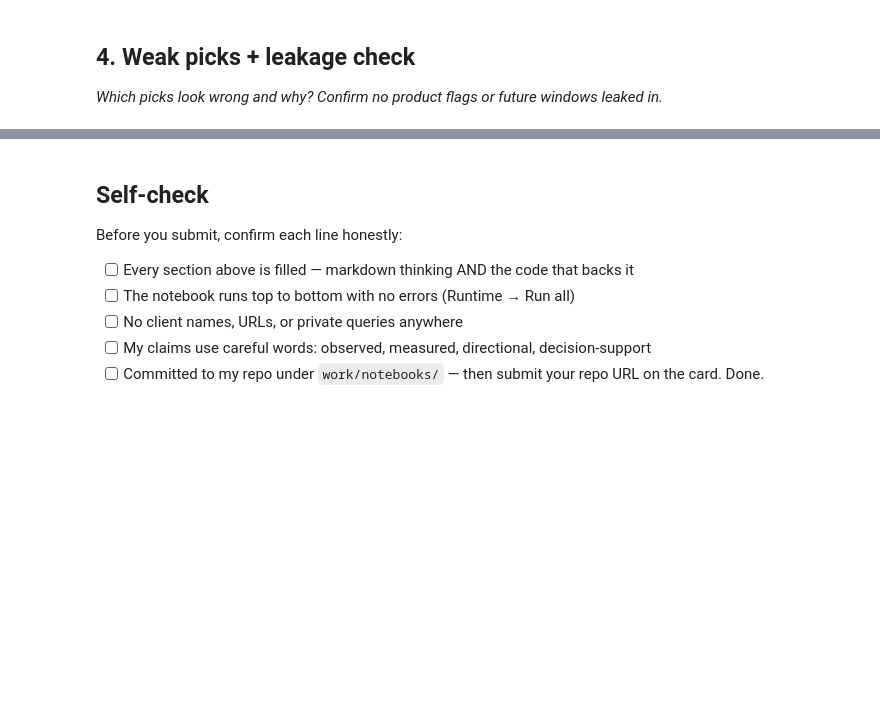
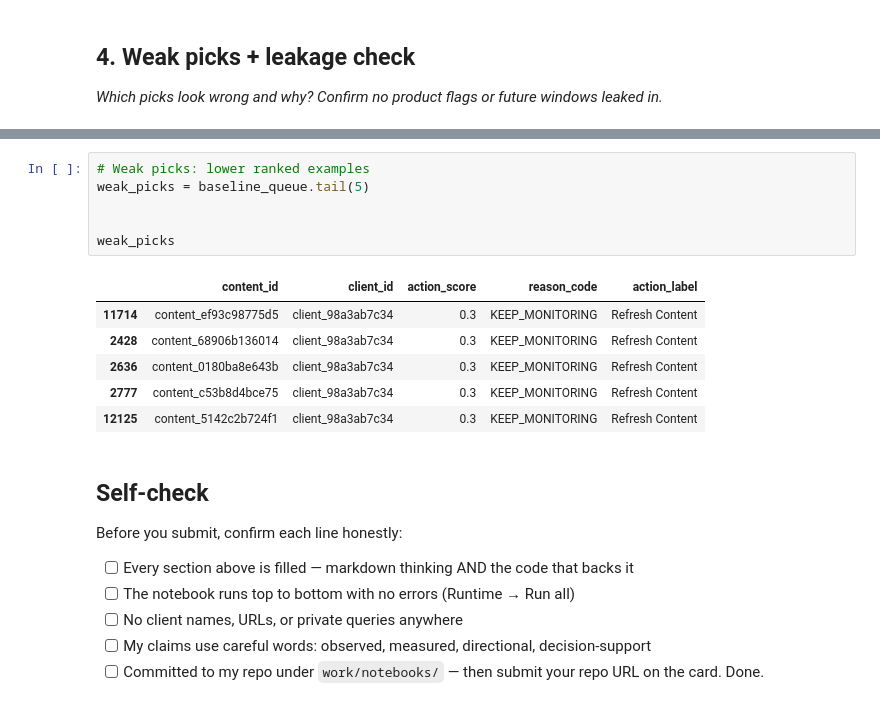
Before and after one commit to FatimaNdeem/Flyrank-ml-internship., a Jupyter notebook: work/notebooks/w04_baseline_score.ipynb, the cells around one changed output, grey strips where cells are left out. Saved outputs shown, nothing was run; the diff lists cells and outputs as text; blank space fills up the shorter version.

```diff
--- a/work/notebooks/w04_baseline_score.ipynb
+++ b/work/notebooks/w04_baseline_score.ipynb
@@ -37,3 +371,16 @@ This skeleton is yours to fill. Work the sections **in order** — each one has
+# %%
+# Weak picks: lower ranked examples
+weak_picks = baseline_queue.tail(5)
+
+
+weak_picks
+# %% [output]
+|  | content_id | client_id | action_score | reason_code | action_label |
+| 11714 | content_ef93c98775d5 | client_98a3ab7c34 | 0.3 | KEEP_MONITORING | Refresh Content |
+| 2428 | content_68906b136014 | client_98a3ab7c34 | 0.3 | KEEP_MONITORING | Refresh Content |
+| 2636 | content_0180ba8e643b | client_98a3ab7c34 | 0.3 | KEEP_MONITORING | Refresh Content |
+| 2777 | content_c53b8d4bce75 | client_98a3ab7c34 | 0.3 | KEEP_MONITORING | Refresh Content |
+| 12125 | content_5142c2b724f1 | client_98a3ab7c34 | 0.3 | KEEP_MONITORING | Refresh Content |
 # %% [markdown]
 ## Self-check
 
```
Also changed, not shown: parts of 22 cells of this notebook.
